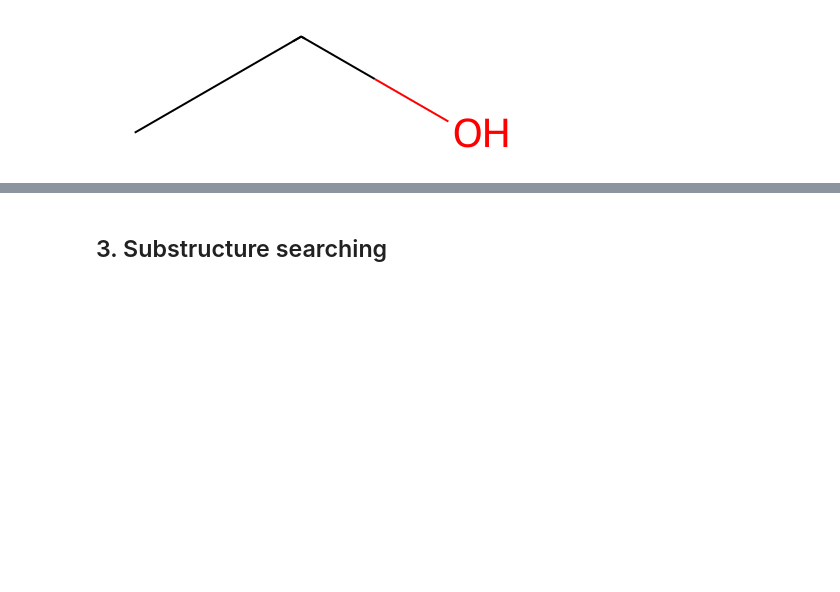
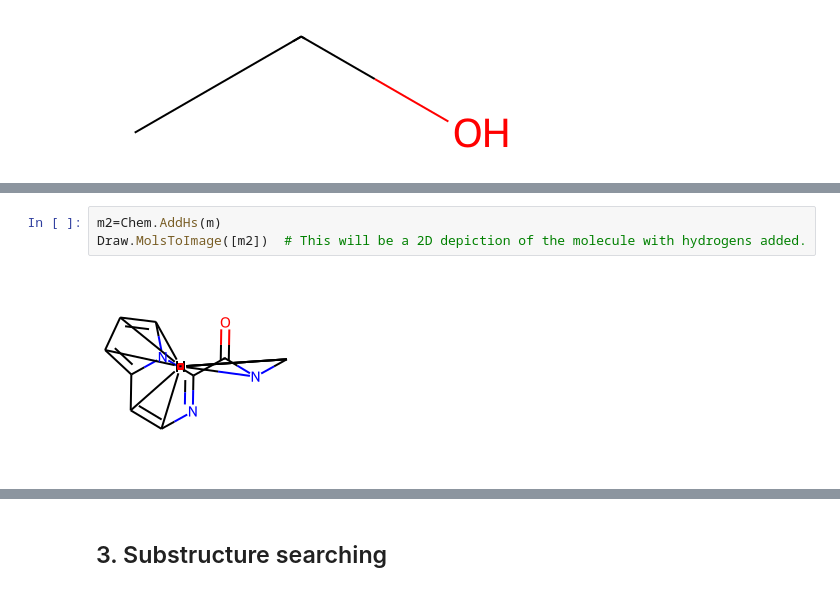
Before and after one commit to wehs7661/demos_hub, a Jupyter notebook: notebooks/RDKit.ipynb, the cells around one changed output, grey strips where cells are left out. Drawn from its saved outputs; the diff is of its cells as text; blank space fills up the shorter version.

```diff
--- a/notebooks/RDKit.ipynb
+++ b/notebooks/RDKit.ipynb
@@ -443,0 +469,5 @@ m3
+# %%
+m2=Chem.AddHs(m)
+Draw.MolsToImage([m2])  # This will be a 2D depiction of the molecule with hydrogens added.
+# %% [output]
+[figure, added]
```
Also changed, not shown: parts of 51 cells of this notebook, 1 other file.
